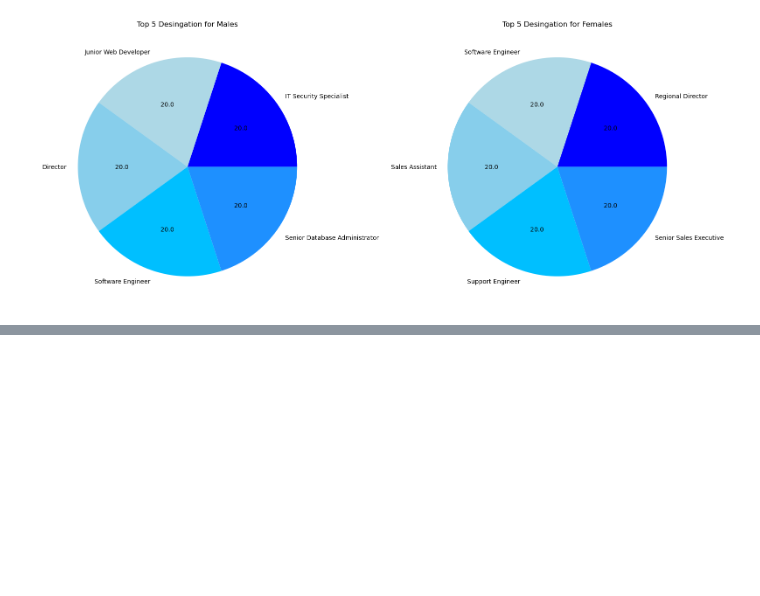
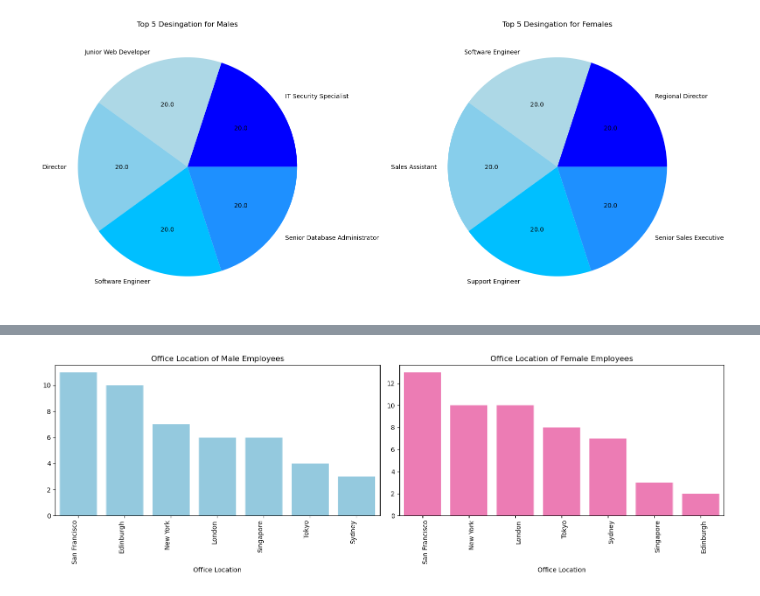
Before and after one commit to Rohit-Ganjoo/EmployeeData-Analysis, a Jupyter notebook: Employee Data Analysis.ipynb, the cells around one changed output, grey strips where cells are left out. Saved outputs shown, nothing was run; the diff lists cells and outputs as text; code cells hidden in the pictures; blank space fills up the shorter version.

```diff
--- a/Employee Data Analysis.ipynb
+++ b/Employee Data Analysis.ipynb
@@ -386,0 +360,19 @@ plt.show()
+# %%
+import numpy as np
+date_string = "01-01-2024"
+
+# Convert the date_string to a Timestamp
+date_series = pd.to_datetime(date_string, format="%d-%m-%Y")
+
+# Convert 'Start date' column to Timestamp
+df['Start date'] = pd.to_datetime(df['Start date'], format="%d-%m-%Y")
+
+# Calculate the Work Experience
+df['Work Experience'] = (date_series - df['Start date']) / np.timedelta64(1, 'Y')
+
+df['Work Experience'] = (df['Work Experience'].round()).astype(int).astype(str) + " Years"
+
+
+
+
+df
@@ -386,0 +397,22 @@ plt.show()
+# %%
+plt.figure(figsize = (15,5))
+plt.subplot(1,2,1)
+office_order = Male_employees['Office Location'].value_counts().index
+sns.countplot(Male_employees, x ='Office Location', order = office_order, color = 'skyblue')
+plt.xticks(rotation=90, ha='right')
+plt.title("Office Location of Male Employees")
+plt.ylabel('')
+
+
+plt.subplot(1,2,2)
+office_order = Female_employees['Office Location'].value_counts().index
+sns.countplot(Female_employees, x ='Office Location', order = office_order, color = 'hotpink')
+plt.xticks(rotation=90, ha='left')
+plt.title("Office Location of Female Employees")
+plt.ylabel('')
+
+
+plt.tight_layout()
+plt.show()
+# %% [output]
+[figure, added]
```
Also changed, not shown: parts of 17 cells of this notebook.
